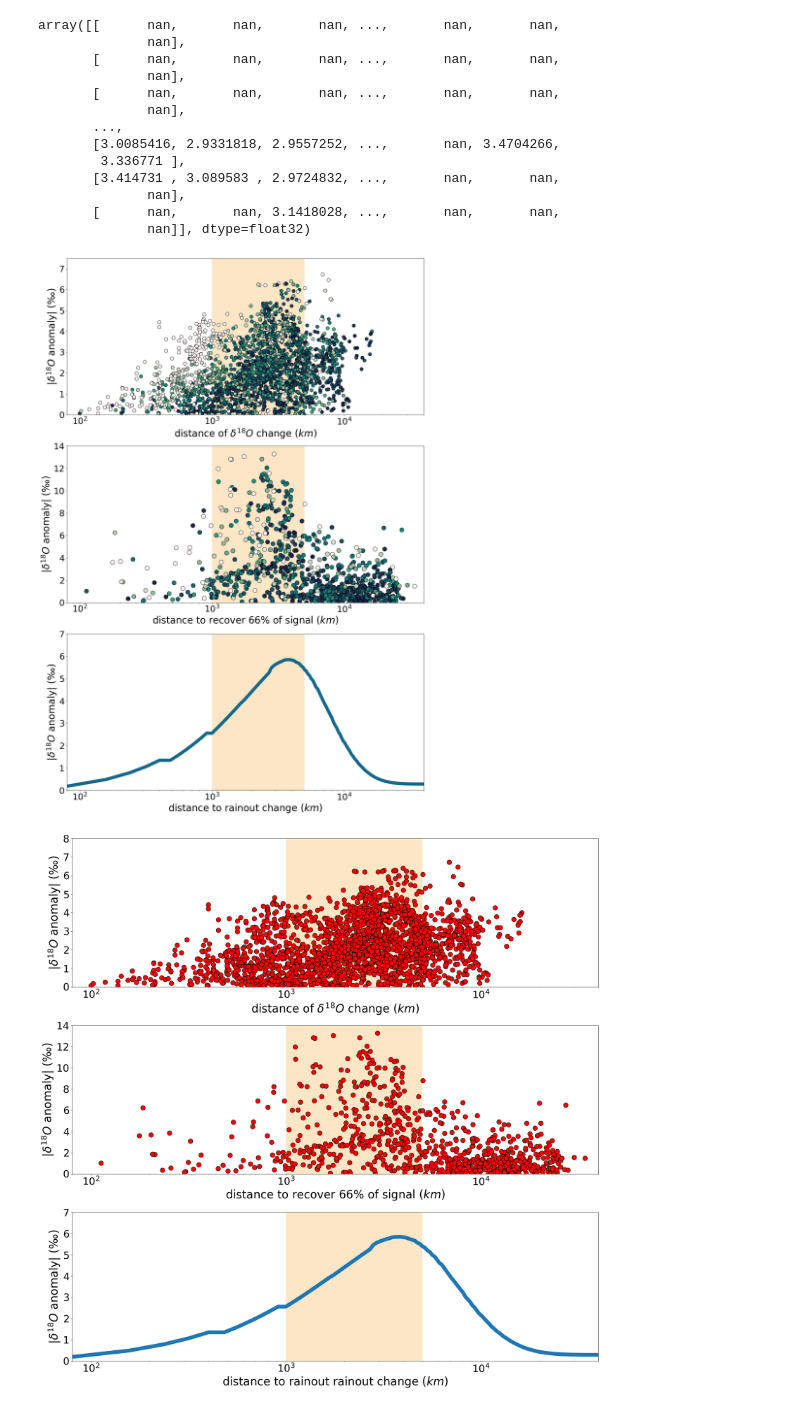
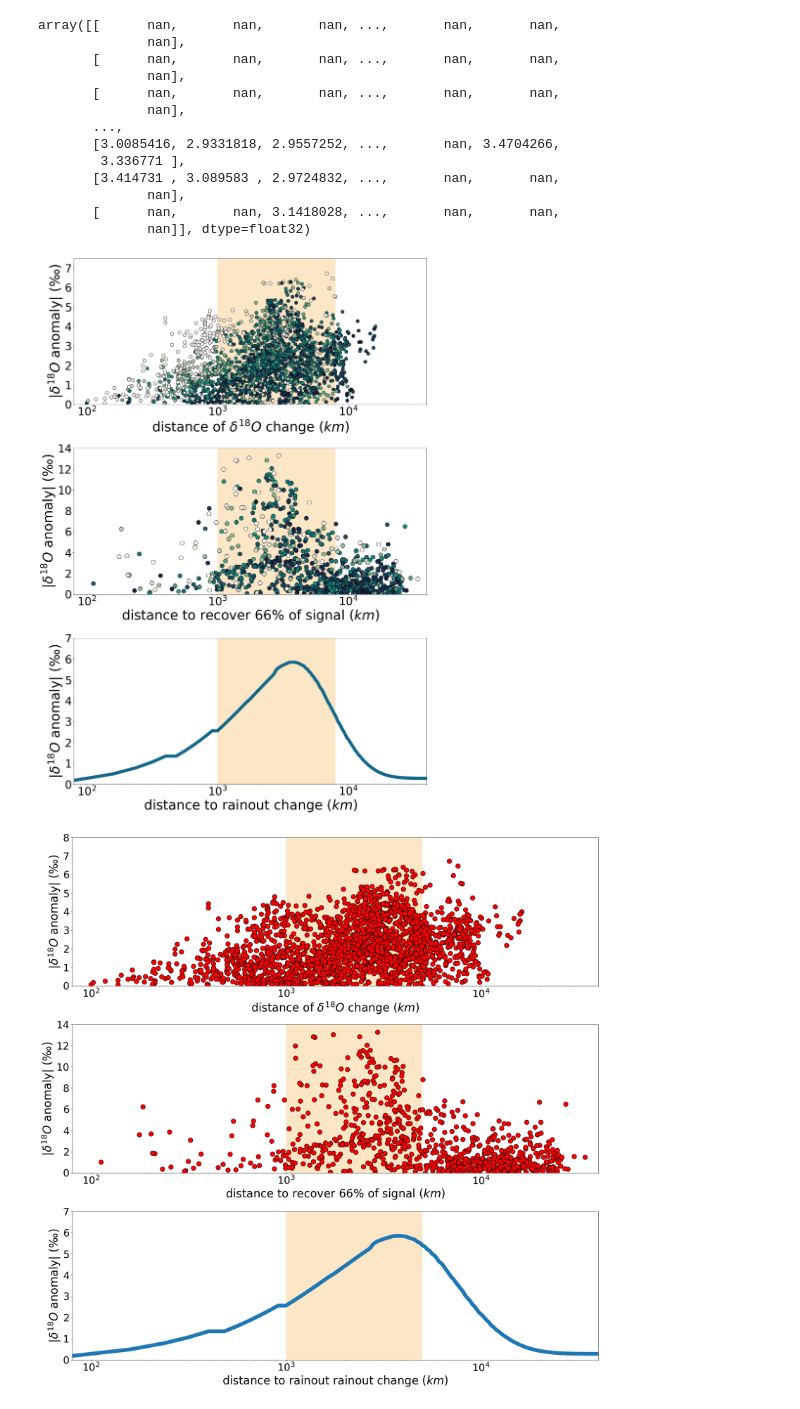
Before and after one commit to rfiorella/tropical-d18O-scales, a Jupyter notebook: DISTRIBUTE/figure_scripts/Fig3.ipynb, the cells around one changed output. Saved outputs shown, nothing was run; the diff lists cells and outputs as text; code cells hidden in the pictures.

```diff
--- a/DISTRIBUTE/figure_scripts/Fig3.ipynb
+++ b/DISTRIBUTE/figure_scripts/Fig3.ipynb
@@ -30,7 +30,8 @@ figsave_on = False
 saveHere = ""    # where to save panels
 # %%
 # read in panel 1 [RTM]
-p1_path = "/DISTRIBUTE/data_and_analysis/anom_v_distance/rtmdat"
+mainpath = ""
+p1_path = os.path.join(mainpath, "data_and_analysis/anom_v_distance/rtmdat")
 p1_fn = "rtm_df.csv"
 
 dfrtm = pd.read_csv(os.path.join(p1_path, p1_fn))
@@ -52,7 +53,7 @@ dfrtm_p
 100 rows × 7 columns
 # %%
 # read in panel 2 [paleo]
-p2_path = "/DISTRIBUTE/data_and_analysis/anom_v_distance/paleodat"
+p2_path = os.path.join(mainpath, "data_and_analysis/anom_v_distance/paleodat")
 p2_fndist = "paleo_dist.npy"
 p2_fnd18 = "paleo_Dtau.npy"
 p2_fnDd18 = "paleo_Dslope.npy"
@@ -77,7 +78,7 @@ array([[        nan,         nan,         nan, ...,         nan,
                 nan,         nan]])
 # %%
 # read in panel 3 [icesm]
-p3_path = "/DISTRIBUTE/data_and_analysis/anom_v_distance/icesmdat"
+p3_path = os.path.join(mainpath, "data_and_analysis/anom_v_distance/icesmdat")
 p3_fnd18 = "d18_anom_ae.npy"
 p3_fndist = "d18Cross_ae.npy"
 p3_fnDd18 = "Dd18_anom_ae.npy"
@@ -110,8 +111,8 @@ fname = "d18anom_v_dist_panels_ptsColor.png"
 # ... set ax limits
 xmin, xmax = 0.8e2, 4e4
 # ax label size
-ylabsize, xlabsize = 30, 30
-xticksize, yticksize = 27, 27
+ylabsize, xlabsize = 42, 42
+xticksize, yticksize = 35, 35
 
 # pt properties
 colmap = cmo.tempo_r
@@ -121,12 +122,12 @@ edgecol = "black"
 
 # add bounding box lims
 plot_bb = True
-minx, maxx = 1e3, 5e3
+minx, maxx = 1e3, 8e3
 ymin, ymax = -0.5, 15
 
 
 # ... PLOT [case minus ctrl]
-spec = gridspec.GridSpec(ncols=1, nrows=3, hspace=0.2)
+spec = gridspec.GridSpec(ncols=1, nrows=3, hspace=0.3)
 plt.figure(figsize=(20,30))
 
 
@@ -162,34 +163,34 @@ plt.ylim(0, 14)
 plt.xlim(xmin, xmax)
 plt.ylabel(r'$|\delta^{18}O$ anomaly| $\left(‰\right)$', fontsize=ylabsize)
 plt.yticks(fontsize=yticksize)
 plt.xlabel(r'distance to recover 66% of signal $\left(km\right)$', fontsize=xlabsize)
 plt.xticks(fontsize=xticksize)
 
 
 # BOTTOM -- RTM
 ax = plt.subplot(spec[2])
 plt.plot(dfrtm_p['upwind_dist_km'], np.abs(dfrtm_p['site_Dd18O']), linewidth=10, c='#13678A')
 # draw bounding box
 if plot_bb:
     plt.gca().add_patch(plt.Rectangle((minx, ymin), maxx - minx, ymax - ymin,
                                       linewidth=5, edgecolor='none', facecolor='#FBCF8E',
                                       alpha=0.5,  zorder=0))
 plt.xscale('log')
 plt.ylim(0, 7)
 plt.xlim(xmin, xmax)
 plt.ylabel(r'$|\delta^{18}O$ anomaly| $\left(‰\right)$', fontsize=ylabsize)
 plt.yticks(fontsize=yticksize)
 plt.xlabel(r'distance to rainout change $\left(km\right)$', fontsize=xlabsize)
 plt.xticks(fontsize=xticksize)
 
 
 # ---
 if figsave_on:
     plt.savefig(os.path.join(saveHere, fname), dpi=300, bbox_inches='tight', transparent=True)
 # plt.show();
 # plt.close();
 # %% [output]
-[figure, old version]
+[figure, new version]
 # %%
 # ---- PLOT --------------------------------------------------
 # ----
```
Also changed, not shown: parts of 2 cells of this notebook.
